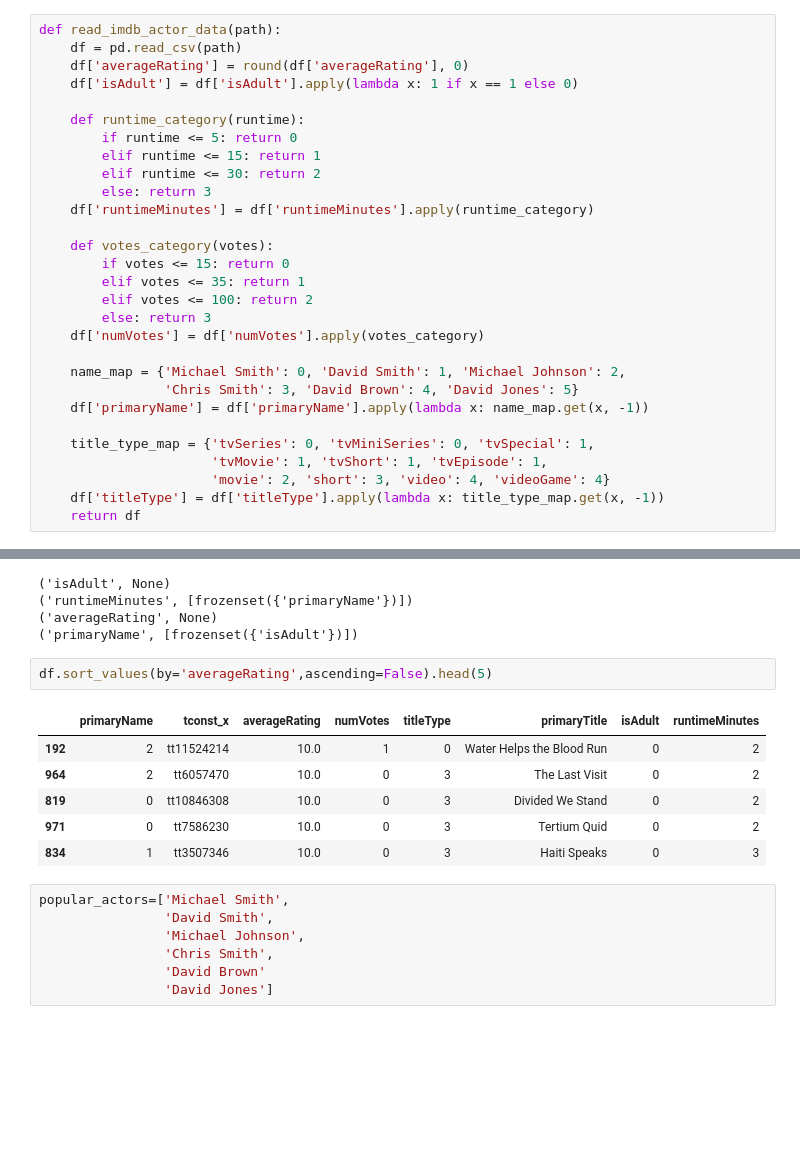
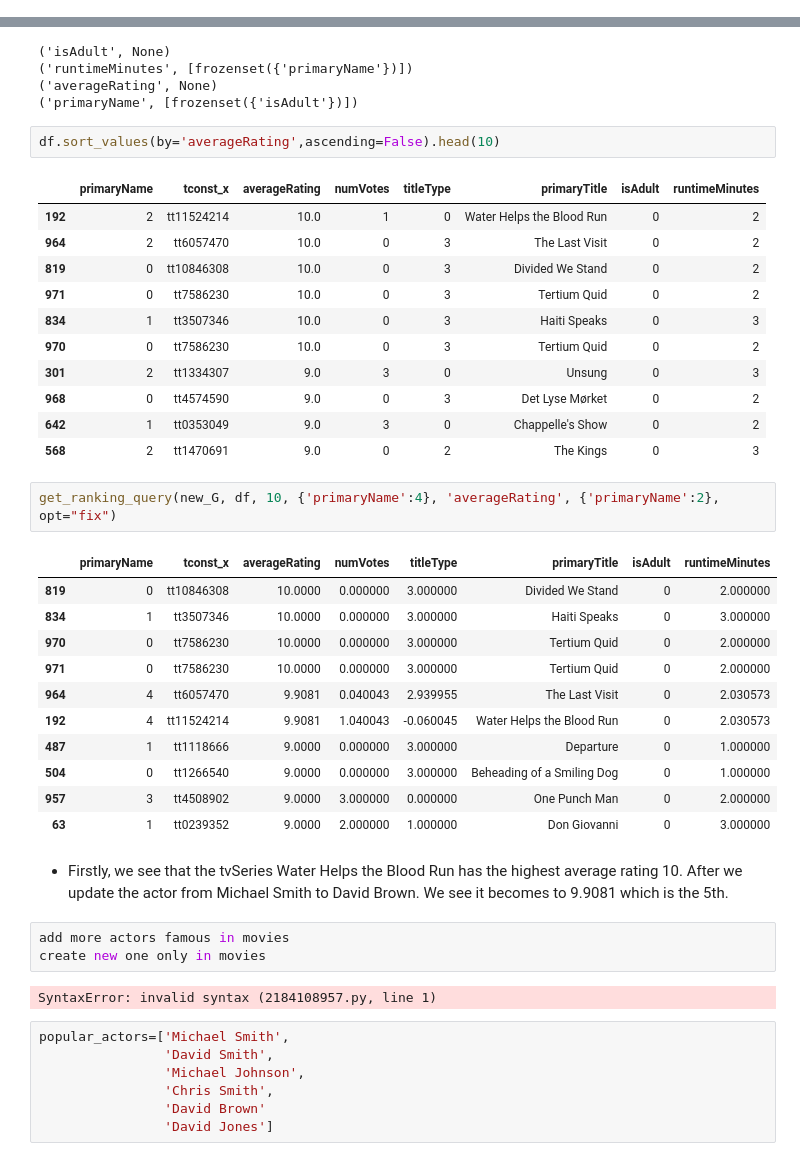
Before and after one commit to sainyam/Hyper-Code, a Jupyter notebook: ranking_query/imdb_actor.ipynb, the cells around one changed output, grey strips where cells are left out. Saved outputs shown, nothing was run; the diff lists cells and outputs as text; blank space fills up the shorter version.

```diff
--- a/ranking_query/imdb_actor.ipynb
+++ b/ranking_query/imdb_actor.ipynb
@@ -19,35 +19,6 @@ from ranking_funcs import read_imdb_actor_data,Comp_Greedy_Algo_backdoor,get_pro
 - Short Formats:'short'
 
 - Interactive/Other Formats:'video','videoGame'
-# %%
-def read_imdb_actor_data(path):
-    df = pd.read_csv(path)
-    df['averageRating'] = round(df['averageRating'], 0)
-    df['isAdult'] = df['isAdult'].apply(lambda x: 1 if x == 1 else 0)
-
-    def runtime_category(runtime):
-        if runtime <= 5: return 0
-        elif runtime <= 15: return 1
-        elif runtime <= 30: return 2
-        else: return 3
-    df['runtimeMinutes'] = df['runtimeMinutes'].apply(runtime_category)
-
-    def votes_category(votes):
-        if votes <= 15: return 0
-        elif votes <= 35: return 1
-        elif votes <= 100: return 2
-        else: return 3
-    df['numVotes'] = df['numVotes'].apply(votes_category)
-
-    name_map = {'Michael Smith': 0, 'David Smith': 1, 'Michael Johnson': 2,
-                'Chris Smith': 3, 'David Brown': 4, 'David Jones': 5}
-    df['primaryName'] = df['primaryName'].apply(lambda x: name_map.get(x, -1))
-
-    title_type_map = {'tvSeries': 0, 'tvMiniSeries': 0, 'tvSpecial': 1,
-                      'tvMovie': 1, 'tvShort': 1, 'tvEpisode': 1,
-                      'movie': 2, 'short': 3, 'video': 4, 'videoGame': 4}
-    df['titleType'] = df['titleType'].apply(lambda x: title_type_map.get(x, -1))
-    return df
 # %%
 df=read_imdb_actor_data('ranking_data_sets/cleaned_imdb_name.csv')
 df.head()
@@ -99,14 +70,40 @@ for n in nds:
 ('averageRating', None)
 ('primaryName', [frozenset({'isAdult'})])
 # %%
-df.sort_values(by='averageRating',ascending=False).head(5)
+df.sort_values(by='averageRating',ascending=False).head(10)
 # %% [output]
 |  | primaryName | tconst_x | averageRating | numVotes | titleType | primaryTitle | isAdult | runtimeMinutes |
 | 192 | 2 | tt11524214 | 10.0 | 1 | 0 | Water Helps the Blood Run | 0 | 2 |
 | 964 | 2 | tt6057470 | 10.0 | 0 | 3 | The Last Visit | 0 | 2 |
 | 819 | 0 | tt10846308 | 10.0 | 0 | 3 | Divided We Stand | 0 | 2 |
 | 971 | 0 | tt7586230 | 10.0 | 0 | 3 | Tertium Quid | 0 | 2 |
 | 834 | 1 | tt3507346 | 10.0 | 0 | 3 | Haiti Speaks | 0 | 3 |
+| 970 | 0 | tt7586230 | 10.0 | 0 | 3 | Tertium Quid | 0 | 2 |
+| 301 | 2 | tt1334307 | 9.0 | 3 | 0 | Unsung | 0 | 3 |
+| 968 | 0 | tt4574590 | 9.0 | 0 | 3 | Det Lyse Mørket | 0 | 2 |
+| 642 | 1 | tt0353049 | 9.0 | 3 | 0 | Chappelle's Show | 0 | 2 |
+| 568 | 2 | tt1470691 | 9.0 | 0 | 2 | The Kings | 0 | 3 |
+# %%
+get_ranking_query(new_G, df, 10, {'primaryName':4}, 'averageRating', {'primaryName':2}, opt="fix")
+# %% [output]
+|  | primaryName | tconst_x | averageRating | numVotes | titleType | primaryTitle | isAdult | runtimeMinutes |
+| 819 | 0 | tt10846308 | 10.0000 | 0.000000 | 3.000000 | Divided We Stand | 0 | 2.000000 |
+| 834 | 1 | tt3507346 | 10.0000 | 0.000000 | 3.000000 | Haiti Speaks | 0 | 3.000000 |
+| 970 | 0 | tt7586230 | 10.0000 | 0.000000 | 3.000000 | Tertium Quid | 0 | 2.000000 |
+| 971 | 0 | tt7586230 | 10.0000 | 0.000000 | 3.000000 | Tertium Quid | 0 | 2.000000 |
+| 964 | 4 | tt6057470 | 9.9081 | 0.040043 | 2.939955 | The Last Visit | 0 | 2.030573 |
+| 192 | 4 | tt11524214 | 9.9081 | 1.040043 | -0.060045 | Water Helps the Blood Run | 0 | 2.030573 |
+| 487 | 1 | tt1118666 | 9.0000 | 0.000000 | 3.000000 | Departure | 0 | 1.000000 |
+| 504 | 0 | tt1266540 | 9.0000 | 0.000000 | 3.000000 | Beheading of a Smiling Dog | 0 | 1.000000 |
+| 957 | 3 | tt4508902 | 9.0000 | 3.000000 | 0.000000 | One Punch Man | 0 | 2.000000 |
+| 63 | 1 | tt0239352 | 9.0000 | 2.000000 | 1.000000 | Don Giovanni | 0 | 3.000000 |
+# %% [markdown]
+- Firstly, we see that the tvSeries Water Helps the Blood Run has the highest average rating 10. After we update the actor from Michael Smith to David Brown. We see it becomes to 9.9081 which is the 5th.
+# %%
+add more actors famous in movies
+create new one only in movies
+# %% [output]
+SyntaxError: invalid syntax (2184108957.py, line 1)
 # %%
 popular_actors=['Michael Smith',
                 'David Smith',
```
Also changed, not shown: parts of 16 cells of this notebook, 33 other files.
